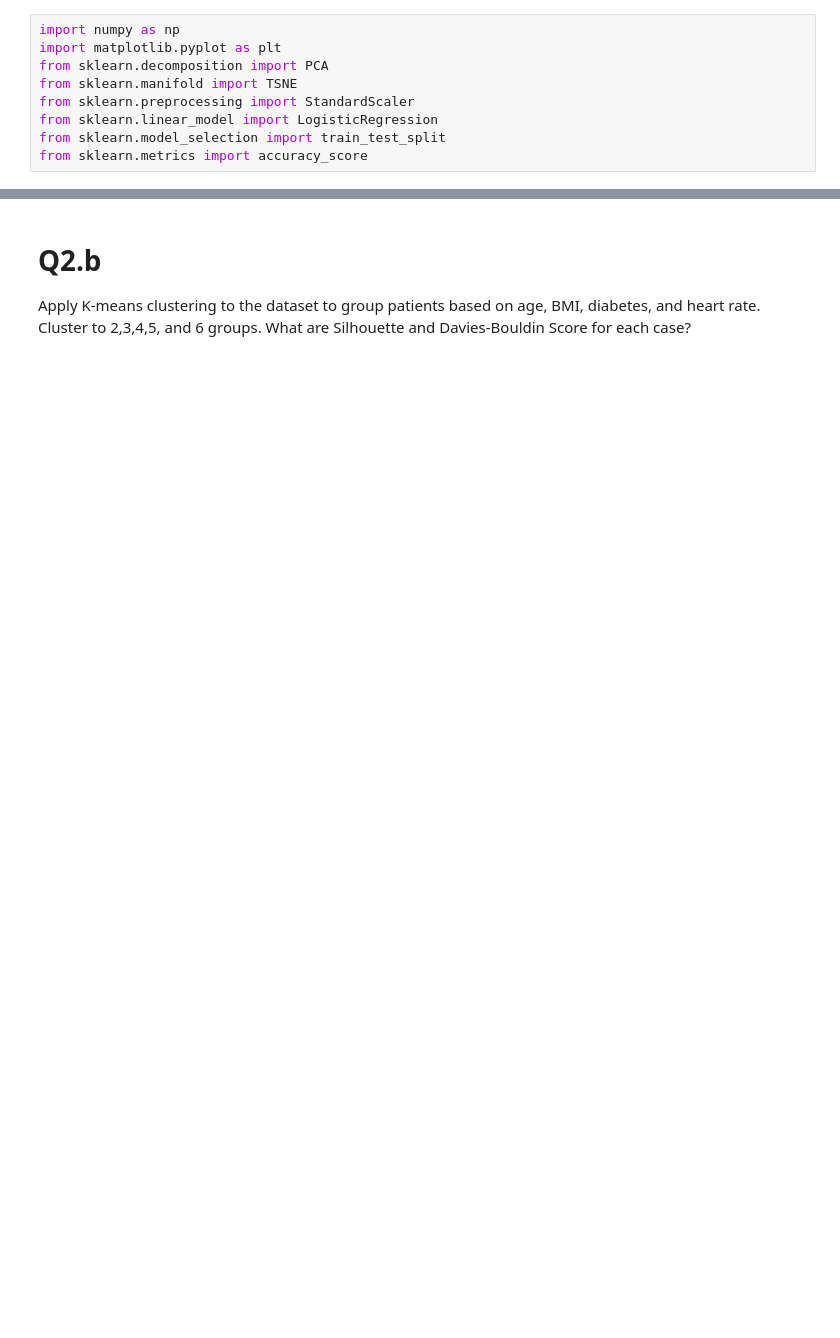
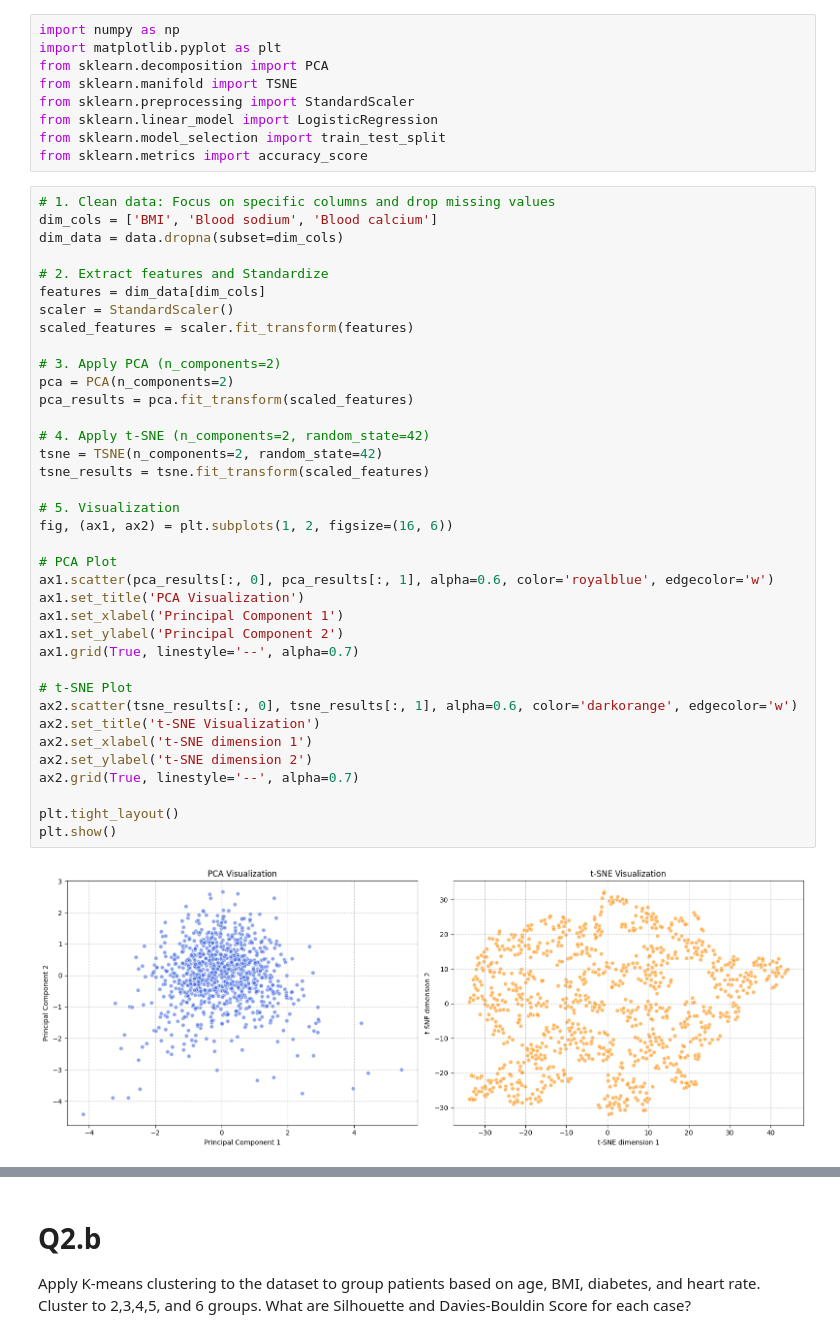
Before and after one commit to Ouriel91/ai-deep-learning-course, a Jupyter notebook: Project_1_MIMIC_Ouri.ipynb, the cells around one changed output, grey strips where cells are left out. Cells and saved outputs as stored; diff of their text form; blank space fills up the shorter version.

```diff
--- a/Project_1_MIMIC_Ouri.ipynb
+++ b/Project_1_MIMIC_Ouri.ipynb
@@ -436,3 +443,42 @@ from sklearn.preprocessing import StandardScaler
 from sklearn.linear_model import LogisticRegression
 from sklearn.model_selection import train_test_split
 from sklearn.metrics import accuracy_score
+# %%
+# 1. Clean data: Focus on specific columns and drop missing values
+dim_cols = ['BMI', 'Blood sodium', 'Blood calcium']
+dim_data = data.dropna(subset=dim_cols)
+
+# 2. Extract features and Standardize
+features = dim_data[dim_cols]
+scaler = StandardScaler()
+scaled_features = scaler.fit_transform(features)
+
+# 3. Apply PCA (n_components=2)
+pca = PCA(n_components=2)
+pca_results = pca.fit_transform(scaled_features)
+
+# 4. Apply t-SNE (n_components=2, random_state=42)
+tsne = TSNE(n_components=2, random_state=42)
+tsne_results = tsne.fit_transform(scaled_features)
+
+# 5. Visualization
+fig, (ax1, ax2) = plt.subplots(1, 2, figsize=(16, 6))
+
+# PCA Plot
+ax1.scatter(pca_results[:, 0], pca_results[:, 1], alpha=0.6, color='royalblue', edgecolor='w')
+ax1.set_title('PCA Visualization')
+ax1.set_xlabel('Principal Component 1')
+ax1.set_ylabel('Principal Component 2')
+ax1.grid(True, linestyle='--', alpha=0.7)
+
+# t-SNE Plot
+ax2.scatter(tsne_results[:, 0], tsne_results[:, 1], alpha=0.6, color='darkorange', edgecolor='w')
+ax2.set_title('t-SNE Visualization')
+ax2.set_xlabel('t-SNE dimension 1')
+ax2.set_ylabel('t-SNE dimension 2')
+ax2.grid(True, linestyle='--', alpha=0.7)
+
+plt.tight_layout()
+plt.show()
+# %% [output]
+[figure, added]
```
Also changed, not shown: parts of 10 cells of this notebook.
